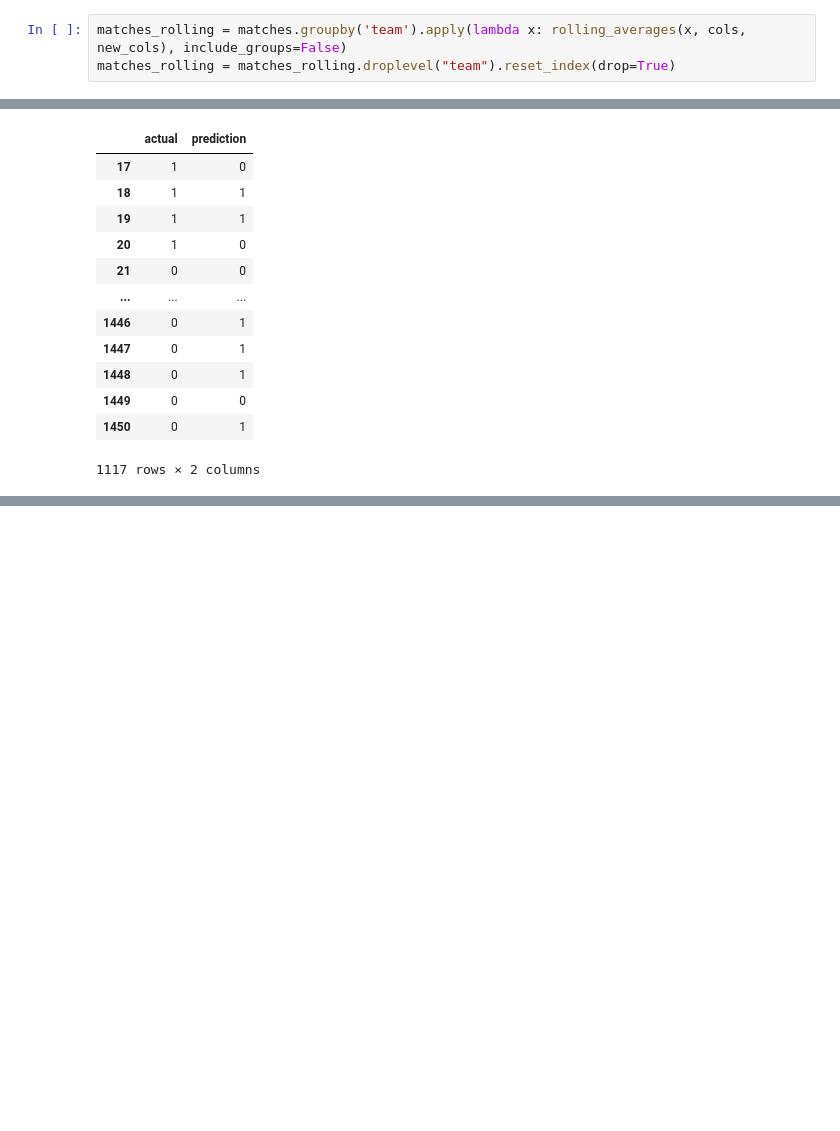
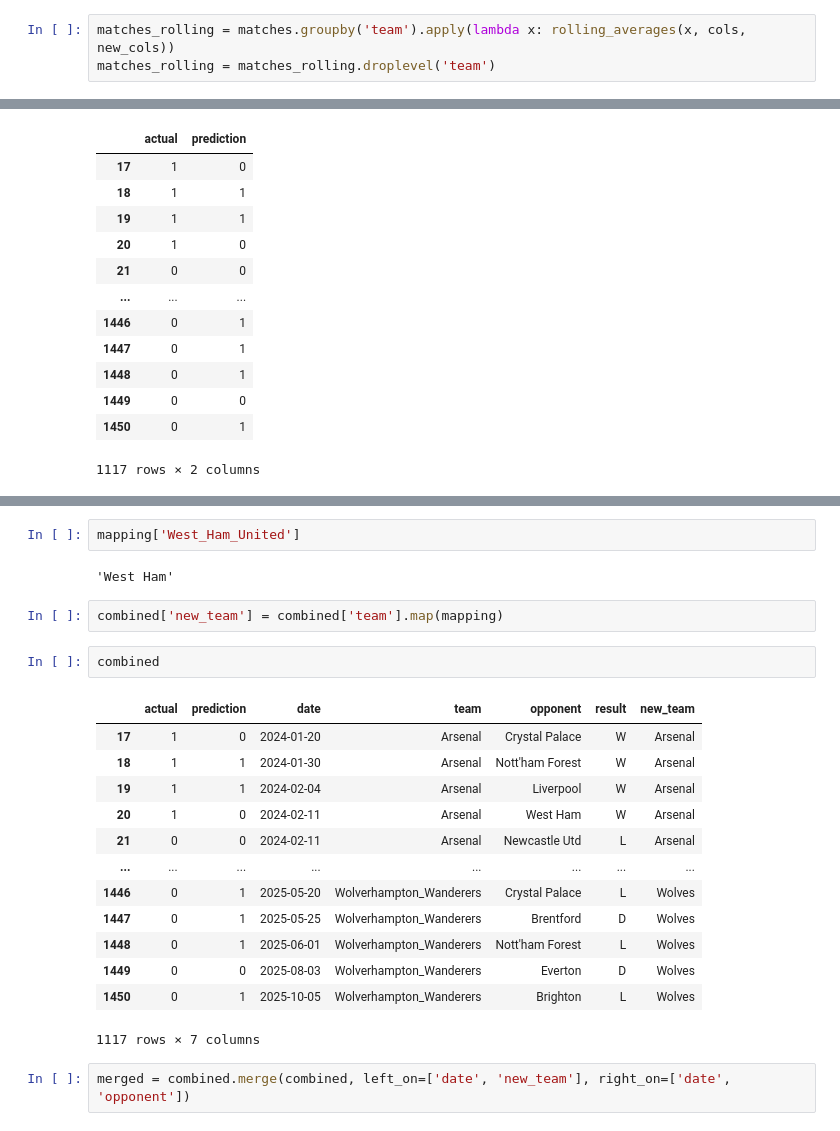
Before and after one commit to arifarman02/EPL-match-winner, a Jupyter notebook: prediction.ipynb, the cells around one changed output, grey strips where cells are left out. Saved outputs shown, nothing was run; the diff lists cells and outputs as text; blank space fills up the shorter version.

```diff
--- a/prediction.ipynb
+++ b/prediction.ipynb
@@ -280,8 +280,8 @@ rolling_averages(group, cols, new_cols)
 | 1140 | 2025-12-04 | 12:30 | Premier League | Matchweek 32 | Home | W | 5.0 | 2.0 | Crystal Palace | 4-2-3-1 | ... | ... |
 73 rows × 32 columns
 # %%
-matches_rolling = matches.groupby('team').apply(lambda x: rolling_averages(x, cols, new_cols), include_groups=False)
-matches_rolling = matches_rolling.droplevel("team").reset_index(drop=True)
+matches_rolling = matches.groupby('team').apply(lambda x: rolling_averages(x, cols, new_cols))
+matches_rolling = matches_rolling.droplevel('team')
 # %%
 matches_rolling.index = range(matches_rolling.shape[0])
 matches_rolling
@@ -331,0 +362,24 @@ combined
+# %%
+mapping['West_Ham_United']
+# %% [output]
+'West Ham'
+# %%
+combined['new_team'] = combined['team'].map(mapping)
+# %%
+combined
+# %% [output]
+|  | actual | prediction | date | team | opponent | result | new_team |
+| 17 | 1 | 0 | 2024-01-20 | Arsenal | Crystal Palace | W | Arsenal |
+| 18 | 1 | 1 | 2024-01-30 | Arsenal | Nott'ham Forest | W | Arsenal |
+| 19 | 1 | 1 | 2024-02-04 | Arsenal | Liverpool | W | Arsenal |
+| 20 | 1 | 0 | 2024-02-11 | Arsenal | West Ham | W | Arsenal |
+| 21 | 0 | 0 | 2024-02-11 | Arsenal | Newcastle Utd | L | Arsenal |
+| ... | ... | ... | ... | ... | ... | ... | ... |
+| 1446 | 0 | 1 | 2025-05-20 | Wolverhampton_Wanderers | Crystal Palace | L | Wolves |
+| 1447 | 0 | 1 | 2025-05-25 | Wolverhampton_Wanderers | Brentford | D | Wolves |
+| 1448 | 0 | 1 | 2025-06-01 | Wolverhampton_Wanderers | Nott'ham Forest | L | Wolves |
+| 1449 | 0 | 0 | 2025-08-03 | Wolverhampton_Wanderers | Everton | D | Wolves |
+| 1450 | 0 | 1 | 2025-10-05 | Wolverhampton_Wanderers | Brighton | L | Wolves |
+1117 rows × 7 columns
+# %%
+merged = combined.merge(combined, left_on=['date', 'new_team'], right_on=['date', 'opponent'])
```
Also changed, not shown: parts of 5 cells of this notebook.
